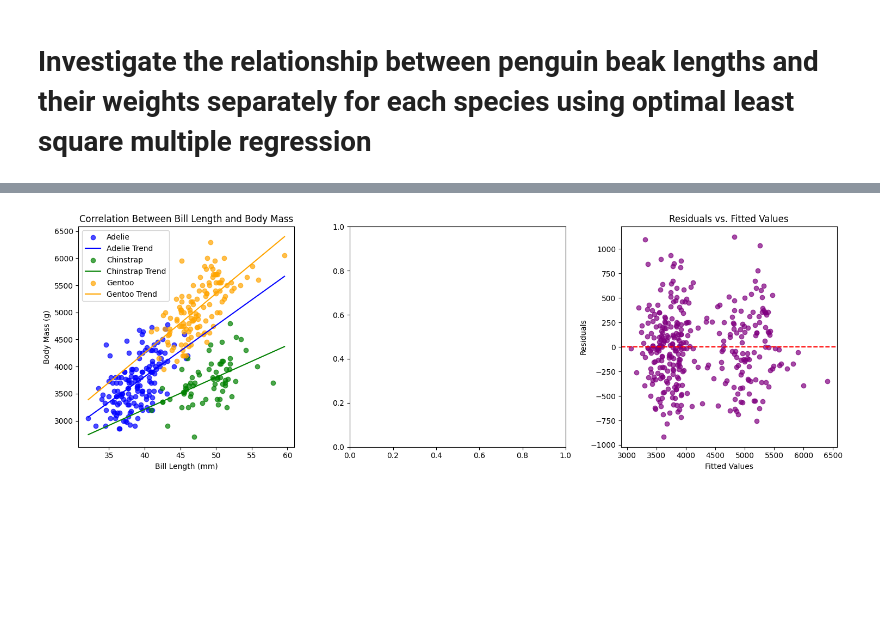
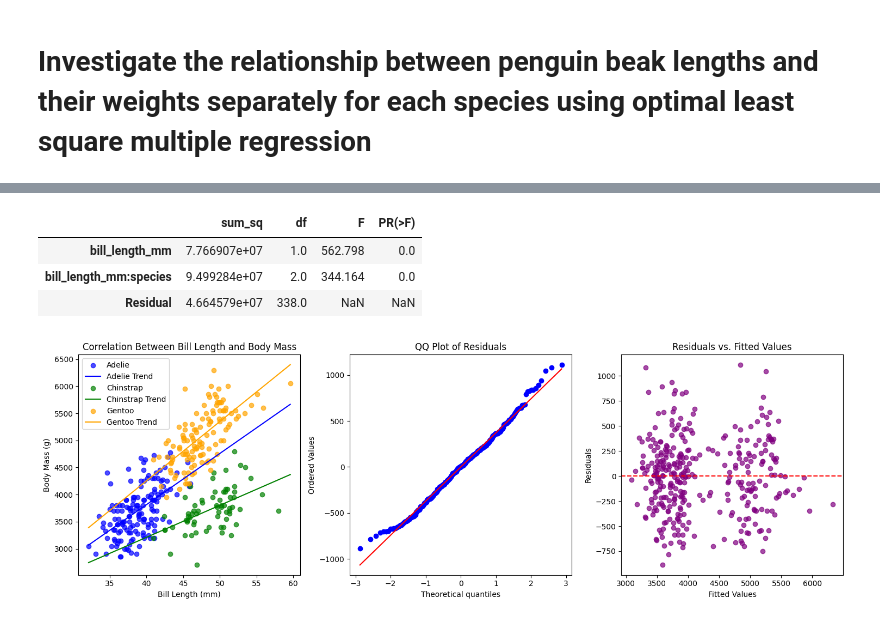
Before and after one commit to AlexLepauvre/demo-curvenote, a Jupyter notebook: curvenote-demo.ipynb, the cells around one changed output, grey strips where cells are left out. Drawn from its saved outputs; the diff is of its cells as text; code cells hidden in the pictures; blank space fills up the shorter version.

```diff
--- a/curvenote-demo.ipynb
+++ b/curvenote-demo.ipynb
@@ -130,9 +132,18 @@ plt.show()
 # %% [markdown]
 # Investigate the relationship between penguin beak lengths and their weights separately for each species using optimal least square multiple regression
 # %%
+#| label: OLSResults
+
 import statsmodels.formula.api as smf
 # Compute the regression between the body mass, bill length and species:
-model = smf.ols('body_mass_g ~ bill_length_mm * species', data=penguins).fit()
-residuals = model.resid
-fitted_values = model.fittedvalues
-x_range = np.linspace(penguins['bill_length_mm'].min(), penguins['bill_length_mm'].max(), 100)
+model = smf.ols('body_mass_g ~ bill_length_mm + bill_length_mm:species', data=penguins).fit()
+
+# Format the results to a dataframe:
+summary_df = pd.DataFrame({
+    "Coefficient": model.params,
+    "Standard Error": model.bse,
+    "Lower CI": model.conf_int()[0],
+    "Upper CI": model.conf_int()[1],
+    "P-Value": model.pvalues
+}).reset_index().rename(columns={"index": "Regressor"})
+summary_df.round(3)
@@ -139,4 +156,21 @@ x_range = np.linspace(penguins['bill_length_mm'].min(), penguins['bill_length_mm
+# %%
+#| label: ANOVAResults
+# Compute the first level anova:
+anova_table = sm.stats.anova_lm(model, typ=2) # Type 2 ANOVA DataFrame
+anova_table.round(3)
+# %% [output]
+|  | sum_sq | df | F | PR(>F) |
+| bill_length_mm | 7.766907e+07 | 1.0 | 562.798 | 0.0 |
+| bill_length_mm:species | 9.499284e+07 | 2.0 | 344.164 | 0.0 |
+| Residual | 4.664579e+07 | 338.0 | NaN | NaN |
 # %%
+#| label: PenguinCorrelation
+
+# Extract additional info from the model:
+residuals = model.resid
+fitted_values = model.fittedvalues
+x_range = np.linspace(penguins['bill_length_mm'].min(), penguins['bill_length_mm'].max(), 100)
+
 # Plot the results:
 fig, axs = plt.subplots(1, 3, figsize=(15, 5), sharey=False)
 
@@ -144,32 +178,32 @@ fig, axs = plt.subplots(1, 3, figsize=(15, 5), sharey=False)
 colors = {'Adelie': 'blue', 'Chinstrap': 'green', 'Gentoo': 'orange'}
 for species, group in penguins.groupby('species'):
     axs[0].scatter(group['bill_length_mm'], group['body_mass_g'], label=f'{species}', color=colors[species], alpha=0.7)
     species_model = smf.ols('body_mass_g ~ bill_length_mm', data=group).fit()
     axs[0].plot(
         x_range,
-        species_model.params[0] + species_model.params[1] * x_range,
+        species_model.params.iloc[0] + species_model.params.iloc[1] * x_range,
         color=colors[species],
         label=f'{species} Trend'
     )
 axs[0].set_title('Correlation Between Bill Length and Body Mass')
 axs[0].set_xlabel('Bill Length (mm)')
 axs[0].set_ylabel('Body Mass (g)')
 axs[0].legend()
 
 # Plot 2: QQ Plot of residuals
 stats.probplot(residuals, dist="norm", plot=axs[1])
 axs[1].get_lines()[1].set_color('red')  # Make the trend line red
 axs[1].set_title('QQ Plot of Residuals')
 
 # Plot 3: Residuals vs. Fitted Values (Assumption check for homoscedasticity)
 axs[2].scatter(fitted_values, residuals, alpha=0.7, color='purple')
 axs[2].axhline(0, color='red', linestyle='--')
 axs[2].set_title('Residuals vs. Fitted Values')
 axs[2].set_xlabel('Fitted Values')
 axs[2].set_ylabel('Residuals')
 
 # Adjust layout and display the plots
 plt.tight_layout()
 plt.show()
 # %% [output]
-[figure, old version]
+[figure, new version]
```
Also changed, not shown: parts of 2 cells of this notebook, 5 other files.
